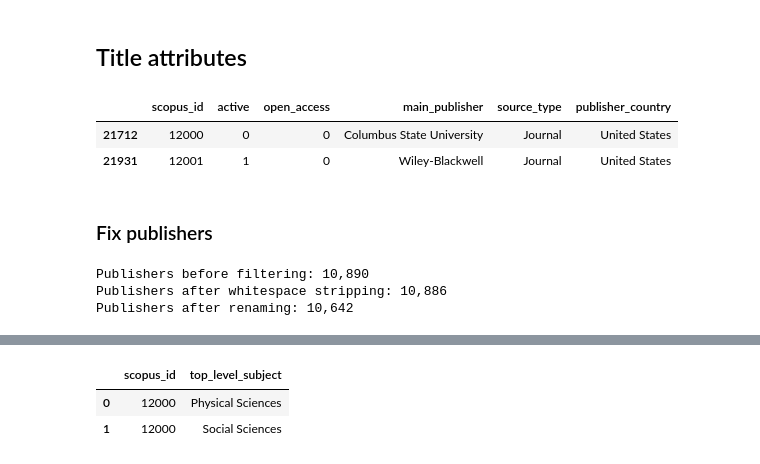
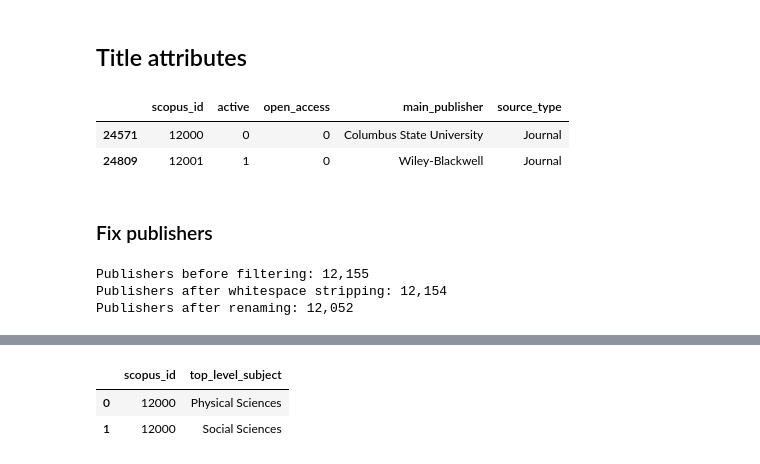
Before and after one commit to dhimmel/scopus, a Jupyter notebook: 1.process-titles.ipynb, the cells around one changed output, grey strips where cells are left out. Cells and saved outputs as stored; diff of their text form; code cells hidden in the pictures.

```diff
--- a/1.process-titles.ipynb
+++ b/1.process-titles.ipynb
@@ -10,8 +10,8 @@ import slugify
 from utilities import format_issn
 # %%
 # Load dataset
-path = pathlib.Path('download/Scopus_Source_List.xlsx')
+path = pathlib.Path('download/extlistJuly2021.xlsx')
 # %%
-source_df = pandas.read_excel(path, sheet_name='Scopus Sources October 2017')
+source_df = pandas.read_excel(path, sheet_name='Scopus Sources May 2021')
 source_df.head(2)
 # %% [output]
@@ -171,27 +187,26 @@ subject_df.to_csv(path, index=False, sep='\t')
 # %%
 # Extract title attributes for non-conference-proceedings
 renamer = {
-    'Open Acces status, i.e., registered in DOAJ and/or ROAD. Status April 2017\n': 'open_access',
+    'Open Access status, i.e., registered in DOAJ. Status May 2020\n': 'open_access',
     'Active or Inactive': 'active',
     'Source Type': 'source_type',
     'Publisher imprints grouped to main Publisher': 'main_publisher',
-    "Publisher's Country ": 'publisher_country',
 }
 attribute_df = source_df.copy()
 attribute_df = attribute_df.rename(columns=renamer)
 attribute_df = attribute_df[['scopus_id'] + list(renamer.values())]
 attribute_df.active = (attribute_df.active == 'Active').astype(int)
 attribute_df.open_access = attribute_df.open_access.notnull().astype(int)
 attribute_df = attribute_df.sort_values('scopus_id')
 # Enforce column order for diff viewing
-columns = ['scopus_id', 'active', 'open_access', 'main_publisher', 'source_type', 'publisher_country']
+columns = ['scopus_id', 'active', 'open_access', 'main_publisher', 'source_type']
 attribute_df = attribute_df[columns]
 attribute_df = attribute_df.drop_duplicates('scopus_id')
 attribute_df.head(2)
 # %% [output]
-|  | scopus_id | active | open_access | main_publisher | source_type | publisher_country |
-| 21712 | 12000 | 0 | 0 | Columbus State University | Journal | United States |
-| 21931 | 12001 | 1 | 0 | Wiley-Blackwell | Journal | United States |
+|  | scopus_id | active | open_access | main_publisher | source_type |
+| 24571 | 12000 | 0 | 0 | Columbus State University | Journal |
+| 24809 | 12001 | 1 | 0 | Wiley-Blackwell | Journal |
 # %% [markdown]
 ### Fix publishers
 # %%
@@ -208,9 +223,9 @@ publisher_renamer = dict(zip(patch_df.scopus_main_publisher, patch_df.publisher_
 attribute_df.main_publisher.replace(publisher_renamer, inplace=True)
 print(f'Publishers after renaming: {attribute_df.main_publisher.nunique():,}')
 # %% [output]
-Publishers before filtering: 10,890
-Publishers after whitespace stripping: 10,886
-Publishers after renaming: 10,642
+Publishers before filtering: 12,155
+Publishers after whitespace stripping: 12,154
+Publishers after renaming: 12,052
 # %%
 # Create a publsher dataframe
 publisher_df = (
```
Also changed, not shown: parts of 16 cells of this notebook, 9 other files.
